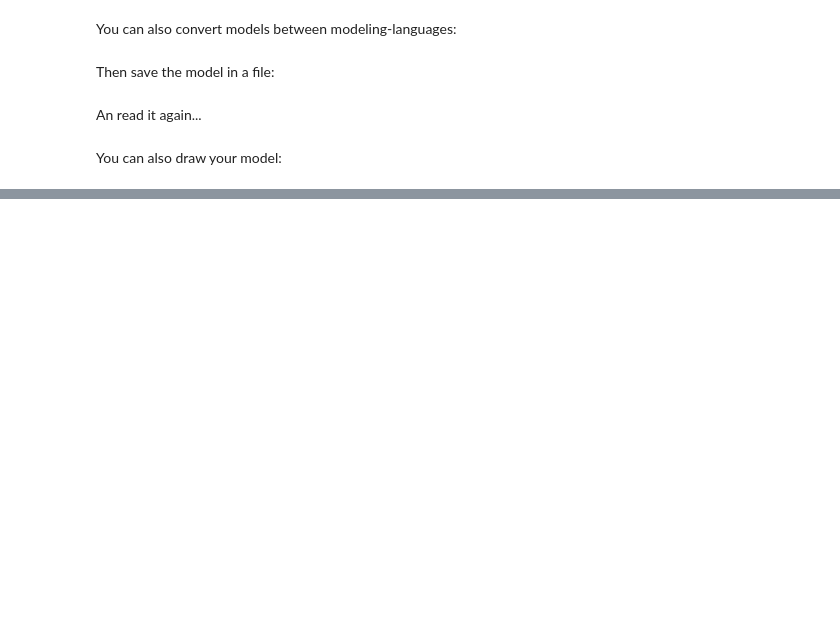
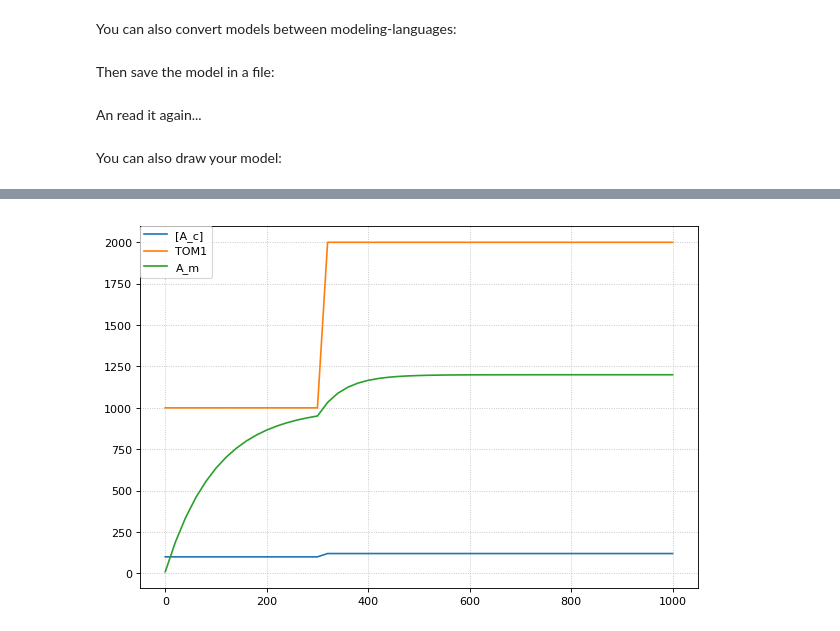
Before and after one commit to bayersin/fachkurs_bachelor, a Jupyter notebook: tellurium/tellurium_introduction.ipynb, the cells around one changed output, grey strips where cells are left out. Drawn from its saved outputs; the diff is of its cells as text; code cells hidden in the pictures; blank space fills up the shorter version.

```diff
--- a/tellurium/tellurium_introduction.ipynb
+++ b/tellurium/tellurium_introduction.ipynb
@@ -381,0 +352,49 @@ plt.show()
+# %%
+r = te.loada(model)
+#print r.getAntimony()
+
+model = '''
+// Created by libAntimony v2.9.4
+// Compartments and Species:
+compartment cell, mitochondria;
+species TOM1 in cell, A_c in cell, A_m in mitochondria;
+
+// Assignment Rules:
+kineticLaw := k1*TOM1*(A_c - (A_m + 0.01));
+
+// Reactions:
+T0: A_c + TOM1 -> A_m + TOM1; kineticLaw;
+
+// Events:
+E1: at A_c < 50: k1 = 0;
+E2: at time > 300: TOM1 = 20, A_c = 120;
+
+// Species initializations:
+TOM1 = 10;
+A_c = 100;
+A_m = 1;
+
+// Compartment initializations:
+cell = 100;
+mitochondria = 10;
+mitochondria has fL;
+
+// Variable initializations:
+k1 = 0.01;
+
+// Other declarations:
+var k1, kineticLaw;
+const cell, mitochondria;
+
+// Unit definitions:
+unit alienliter = 1.23e-1 litre;
+unit fL = 1e-15 litre;
+
+const A_c;
+'''
+r = te.loada(model)
+r.timeCourseSelections= ['time'] + ['['+ r.getBoundarySpeciesIds()[0]+ ']'] + r.getFloatingSpeciesIds()
+r.simulate(0,1000)
+r.plot()
+# %% [output]
+[figure, added]
```
Also changed, not shown: parts of 16 cells of this notebook, 4 other files.
